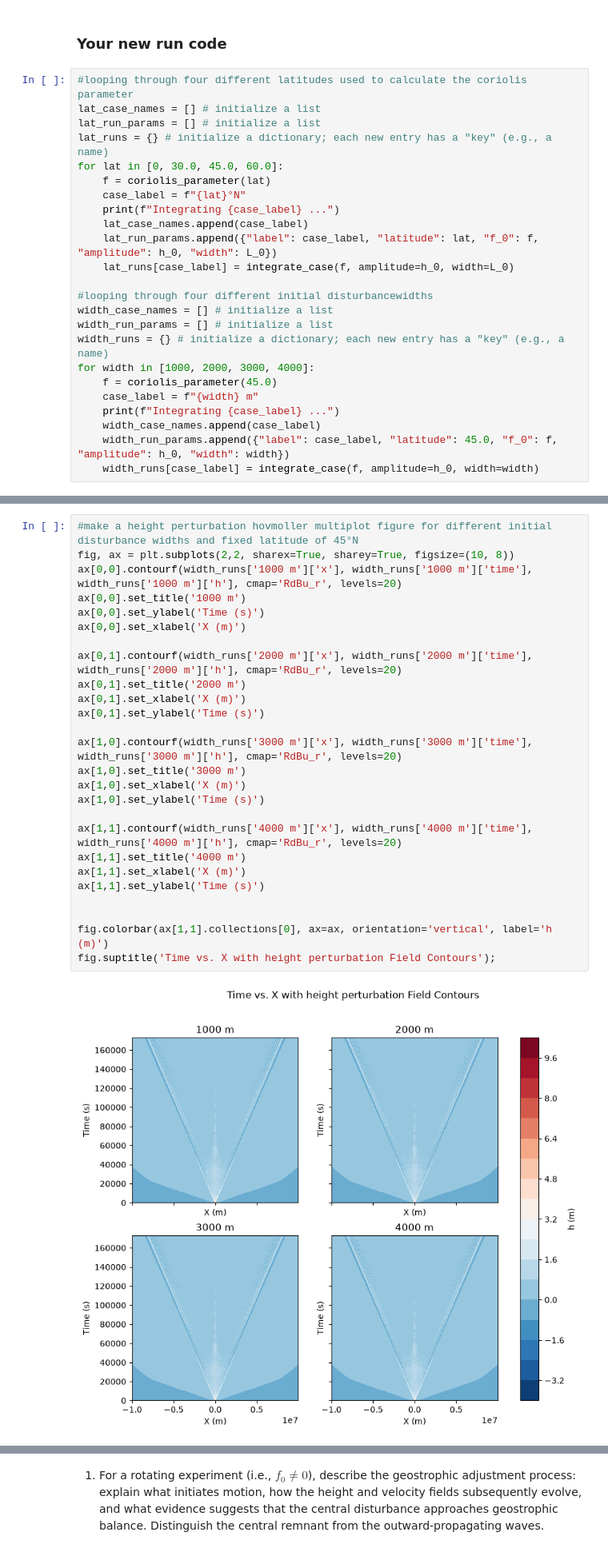
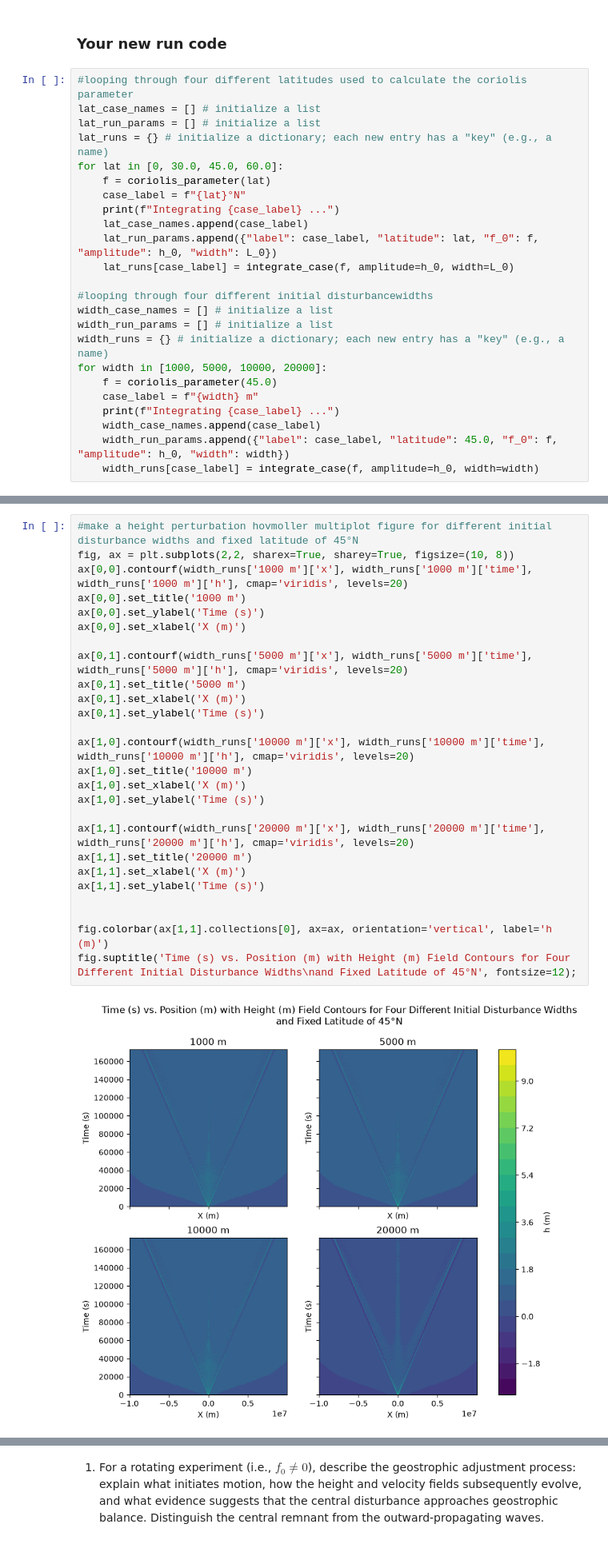
Before and after one commit to ejtrask/metr5003_fa26_trask, a Jupyter notebook: lab2_geostrophic_adjustment.ipynb, the cells around one changed output, grey strips where cells are left out. Shown at 80% size. Saved outputs shown, nothing was run; the diff lists cells and outputs as text.

Commit message:
Changing colormap and disturbance widths

```diff
--- a/lab2_geostrophic_adjustment.ipynb
+++ b/lab2_geostrophic_adjustment.ipynb
@@ -269,7 +269,7 @@ for lat in [0, 30.0, 45.0, 60.0]:
 width_case_names = [] # initialize a list
 width_run_params = [] # initialize a list
 width_runs = {} # initialize a dictionary; each new entry has a "key" (e.g., a name)
-for width in [1000, 2000, 3000, 4000]:
+for width in [1000, 5000, 10000, 20000]:
     f = coriolis_parameter(45.0)
     case_label = f"{width} m"
     print(f"Integrating {case_label} ...")
@@ -385,31 +385,31 @@ fig.suptitle('Time vs. X with v velocity Field Contours');
 # %%
 #make a height perturbation hovmoller multiplot figure for different initial disturbance widths and fixed latitude of 45°N
 fig, ax = plt.subplots(2,2, sharex=True, sharey=True, figsize=(10, 8))
-ax[0,0].contourf(width_runs['1000 m']['x'], width_runs['1000 m']['time'], width_runs['1000 m']['h'], cmap='RdBu_r', levels=20)
+ax[0,0].contourf(width_runs['1000 m']['x'], width_runs['1000 m']['time'], width_runs['1000 m']['h'], cmap='viridis', levels=20)
 ax[0,0].set_title('1000 m')
 ax[0,0].set_ylabel('Time (s)')
 ax[0,0].set_xlabel('X (m)')
 
-ax[0,1].contourf(width_runs['2000 m']['x'], width_runs['2000 m']['time'], width_runs['2000 m']['h'], cmap='RdBu_r', levels=20)
-ax[0,1].set_title('2000 m')
+ax[0,1].contourf(width_runs['5000 m']['x'], width_runs['5000 m']['time'], width_runs['5000 m']['h'], cmap='viridis', levels=20)
+ax[0,1].set_title('5000 m')
 ax[0,1].set_xlabel('X (m)')
 ax[0,1].set_ylabel('Time (s)')
 
-ax[1,0].contourf(width_runs['3000 m']['x'], width_runs['3000 m']['time'], width_runs['3000 m']['h'], cmap='RdBu_r', levels=20)
-ax[1,0].set_title('3000 m')
+ax[1,0].contourf(width_runs['10000 m']['x'], width_runs['10000 m']['time'], width_runs['10000 m']['h'], cmap='viridis', levels=20)
+ax[1,0].set_title('10000 m')
 ax[1,0].set_xlabel('X (m)')
 ax[1,0].set_ylabel('Time (s)')
 
-ax[1,1].contourf(width_runs['4000 m']['x'], width_runs['4000 m']['time'], width_runs['4000 m']['h'], cmap='RdBu_r', levels=20)
-ax[1,1].set_title('4000 m')
+ax[1,1].contourf(width_runs['20000 m']['x'], width_runs['20000 m']['time'], width_runs['20000 m']['h'], cmap='viridis', levels=20)
+ax[1,1].set_title('20000 m')
 ax[1,1].set_xlabel('X (m)')
 ax[1,1].set_ylabel('Time (s)')
 
 
 fig.colorbar(ax[1,1].collections[0], ax=ax, orientation='vertical', label='h (m)')
-fig.suptitle('Time vs. X with height perturbation Field Contours');
+fig.suptitle('Time (s) vs. Position (m) with Height (m) Field Contours for Four Different Initial Disturbance Widths\nand Fixed Latitude of 45°N', fontsize=12);
 # %% [output]
-[figure, old version]
+[figure, new version]
 # %%
 #make a u velocity hovmoller multiplot figure for different initial disturbance widths and fixed latitude of 45°N
 fig, ax = plt.subplots(2,2, sharex=True, sharey=True, figsize=(10, 8))
```
Also changed, not shown: parts of 9 cells of this notebook.
